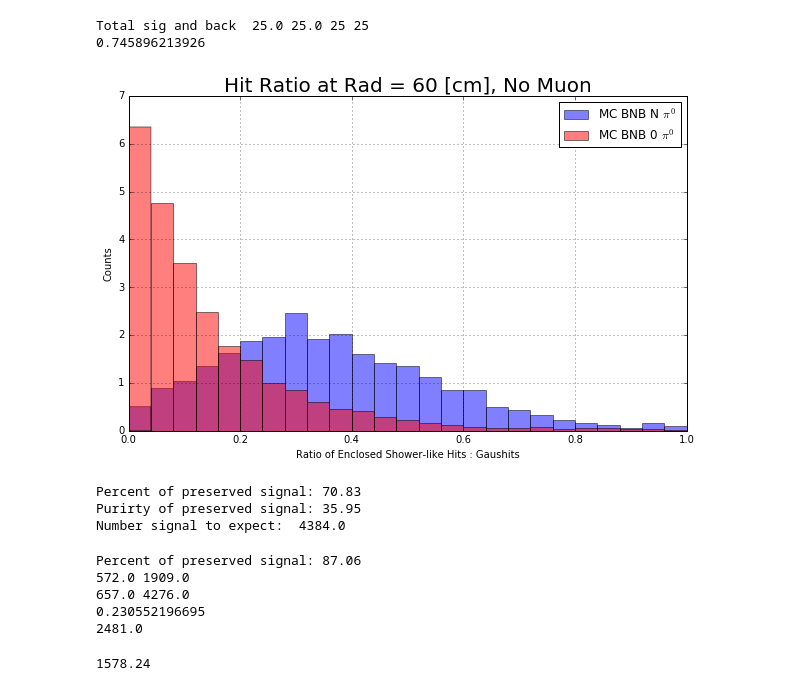
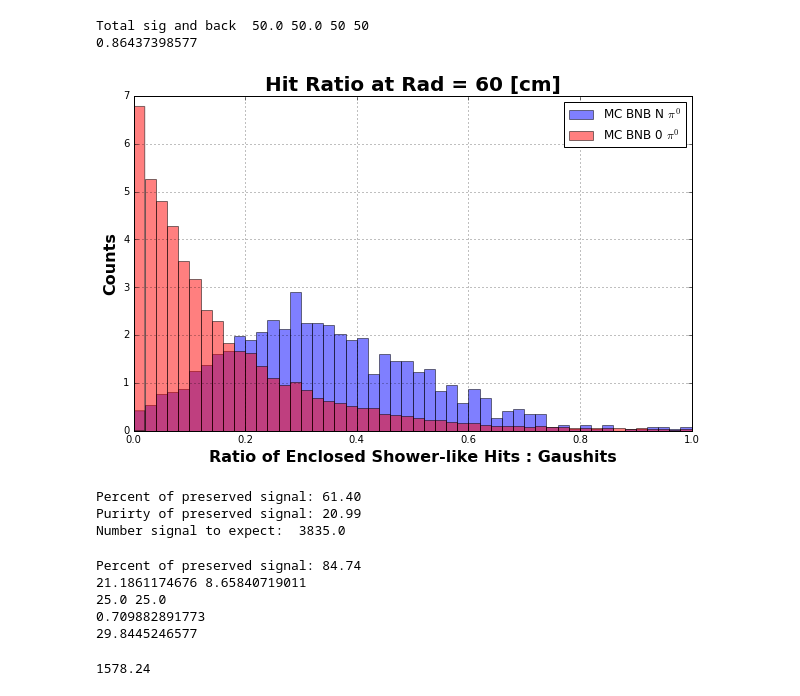
Before and after one commit to ahack379/ShowerTest, a Jupyter notebook: FindCutValue/mac/CosmicBNBFilterStudy.ipynb, the cells around one changed output. Saved outputs shown, nothing was run; the diff lists cells and outputs as text; code cells hidden in the pictures.

```diff
--- a/FindCutValue/mac/CosmicBNBFilterStudy.ipynb
+++ b/FindCutValue/mac/CosmicBNBFilterStudy.ipynb
@@ -12,9 +12,12 @@ import scipy.misc as smp
 #f_s = TFile("dens_cosbnb_pi0_v1.root","READ")
 #f_t = TFile("dens_cosbnb_trk_v1.root","READ")
 
-f_s = TFile("dens_full_pi0_v2.root","READ")
-f_t = TFile("dens_full_trk_v2.root","READ")
-
+#f_s = TFile("dens_full_pi0_v2.root","READ")
+#f_t = TFile("dens_full_trk_v2.root","READ")
+f_s = TFile("dens_full_pi0_NoMes.root","READ")
+f_t = TFile("dens_full_trk_NoMes.root","READ")
+#f_s = TFile("MCC7CorsikaCosmic_dens.root","READ")
+#f_t = TFile("DataCosmic_dens.root","READ")
 
 #V2 contains results from running first 3 python scriptfrom DC's area
 n_rads = 15
@@ -29,14 +32,14 @@ s_evts = f_s.tree.GetEntries()
 t_evts = f_t.tree.GetEntries()
 
 print s_evts, t_evts
-#t_evts = s_evts
 
 print "N radS : ", n_rads
 for j in xrange(n_rads):
-
+    #print "J: ", j
     for i in xrange(s_evts):
 
         getEvt = f_s.tree.GetEntry(i)
+        #print "SIZE: ", f_s.tree.hits_per_r.size()
         hits_sh.append(f_s.tree.hits_per_r[j])
 
     for k in xrange(t_evts):
@@ -107,56 +119,58 @@ hit_sh_v = hits_sh
 hit_tr_v = hits_tr
 rad = rad_all
 
-bin_size = 0.04; min_edge = 0; max_edge = 1
+bin_size = 0.02; min_edge = 0; max_edge = 1
 N = (max_edge-min_edge)/bin_size; Nplus1 = N + 1
 bin_list = np.linspace(min_edge, max_edge, Nplus1)
+
 
 if True:
 
     if True:
         i =  11
         norm = True
         #plt.subplot(display_dim+1,display_dim-1,i+1)
         sig0, bins_s, _ = plt.hist(hit_sh_v[i],bins=bin_list,normed=norm,facecolor='blue',alpha=0.5,
                  label="MC BNB N $\pi^0$")
         bkgd0, bins_b, _= plt.hist(hit_tr_v[i],bins=bin_list,normed=norm,facecolor='red',alpha=0.5,
                  label="MC BNB 0 $\pi^0$")
-        plt.title("Hit Ratio at Rad = %d [cm], No Muon"%rad[i],size=20)
-        plt.xlabel("Ratio of Enclosed Shower-like Hits : Gaushits")
-        plt.ylabel("Counts")
+        plt.title("Hit Ratio at Rad = %d [cm]"%rad[i],size=20,weight='bold')
+        plt.xlabel("Ratio of Enclosed Shower-like Hits : Gaushits",fontsize=16,weight='bold')
+        plt.ylabel("Counts",fontsize=16,weight='bold')
         plt.legend(loc=0)
         #plt.yscale('log', nonposy='clip')
         plt.grid(True)
         s_tot = np.cumsum(sig0)[-1]
         b_tot = np.cumsum(bkgd0)[-1]
         print "Total sig and back ", s_tot, b_tot, len(sig0), len(bkgd0)
         print float(np.cumsum(bkgd0[1:])[-1])/s_tot
 
         eff = [ float(np.cumsum(sig0[i:])[-1])/s_tot for i in xrange(len(sig0)) ]
         pur = [ float(np.cumsum(sig0[i:])[-1])/(np.cumsum(sig0[i:])[-1] + np.cumsum(bkgd0[i:])[-1]) for i in xrange(len(bkgd0)) ]
         #print pur
         bins_ss = [i+bin_size/2 for i in bins_s]
 
-        #plt.axvline(0.24)
+        #plt.axvline(0.21)
         #plt.axhline(y=1100,xmin=0,xmax=1)
         mult = [ eff[i] * pur[i] for i in xrange(len(eff)) ]
 
 
-        #ax2 = plt.twinx()
-        #plt.plot(bins_ss[:-1],eff,'ko',label="Efficiency")
-        #plt.plot(bins_ss[:-1],pur,'go',label="Purity")
-        #plt.plot(bins_ss[:-1],mult,'bo',label="Eff * Pur")
-        #ax2.set_ylabel('Efficiency/Purity', color='k')
-        #ax2.legend(loc=9)
-
+        if not norm:
+            ax2 = plt.twinx()
+            plt.plot(bins_ss[:-1],eff,'k-',label="MC Efficiency",marker='o')
+            plt.plot(bins_ss[:-1],pur,'g-',label="Purity",marker='o')
+            plt.plot(bins_ss[:-1],mult,'b-',label="Eff * Pur",marker='o')
+            ax2.set_ylabel('Efficiency', color='k',fontsize=16,weight='bold')
+            ax2.set_ylim(0,1)
+            ax2.legend(loc='upper left',bbox_to_anchor=(0.76,0.8))
 
     plt.show()
 # %% [output]
-Total sig and back  25.0 25.0 25 25
-0.745896213926
+Total sig and back  50.0 50.0 50 50
+0.86437398577
-[figure, old version]
+[figure, new version]
 # %%
-cut = 6
+cut = 13
 
 print "Percent of preserved signal: %.2f " % (np.cumsum(sig0[cut:])[-1] / np.cumsum(sig0)[-1] * 100)
 #print np.cumsum(sig0)[-1] , np.cumsum(bkgd0)[-1]
@@ -165,9 +179,9 @@ print "Purirty of preserved signal: %.2f " % \
 #print np.cumsum(sig0[cut:])[-1] + np.cumsum(bkgd0[cut:])[-1]
 print "Number signal to expect: ", np.cumsum(sig0[cut:])[-1] + np.cumsum(bkgd0[cut:])[-1]
 # %% [output]
-Percent of preserved signal: 70.83
-Purirty of preserved signal: 35.95
-Number signal to expect:  4384.0
+Percent of preserved signal: 61.40
+Purirty of preserved signal: 20.99
+Number signal to expect:  3835.0
 # %%
 print "Percent of preserved signal: %.2f " % (np.cumsum(sig0[4:])[-1] / np.cumsum(sig0)[-1] * 100)
 print np.cumsum(sig0[4:])[-1] , np.cumsum(bkgd0[4:])[-1]
@@ -175,11 +189,11 @@ print np.cumsum(sig0)[-1] , np.cumsum(bkgd0)[-1]
 print np.cumsum(sig0[4:])[-1] / ( np.cumsum(bkgd0[4:])[-1] + np.cumsum(sig0[4:])[-1] )
 print np.cumsum(sig0[4:])[-1] + np.cumsum(bkgd0[4:])[-1]
 # %% [output]
-Percent of preserved signal: 87.06
-572.0 1909.0
-657.0 4276.0
-0.230552196695
-2481.0
+Percent of preserved signal: 84.74
+21.1861174676 8.65840719011
+25.0 25.0
+0.709882891773
+29.8445246577
 # %%
 4384 * 0.36
 # %% [output]
```
Also changed, not shown: parts of 4 cells of this notebook, 50 other files.
